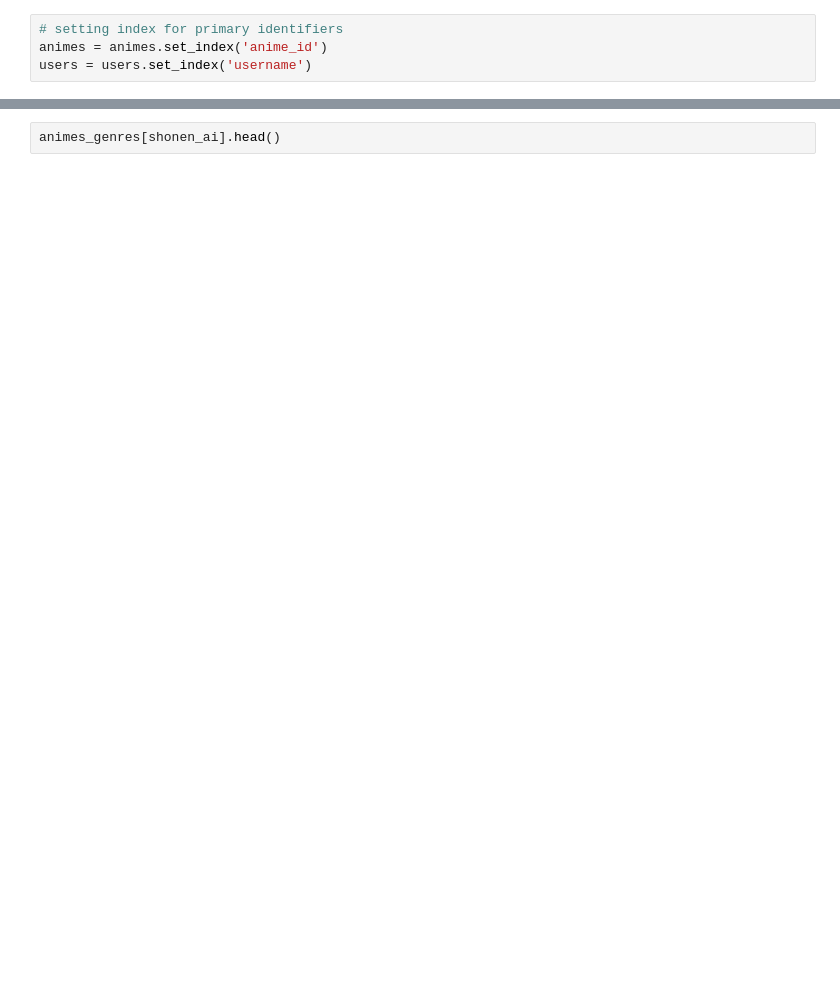
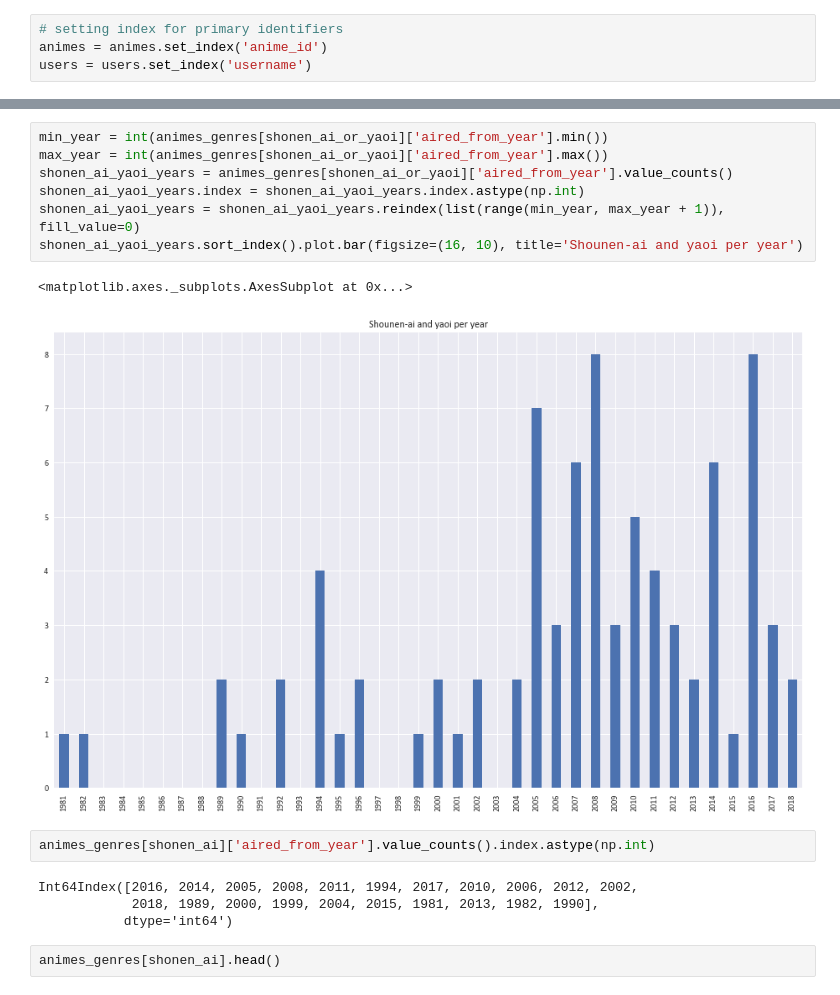
Before and after one commit to racinmat/mal-analysis, a Jupyter notebook: just_nagat_things.ipynb, the cells around one changed output, grey strips where cells are left out. Saved outputs shown, nothing was run; the diff lists cells and outputs as text; blank space fills up the shorter version.

```diff
--- a/just_nagat_things.ipynb
+++ b/just_nagat_things.ipynb
@@ -68,3 +103,19 @@ animes_genres[shonen_ai]['aired_from'].dt.year.value_counts().sort_index().plot.
+# %%
+min_year = int(animes_genres[shonen_ai_or_yaoi]['aired_from_year'].min())
+max_year = int(animes_genres[shonen_ai_or_yaoi]['aired_from_year'].max())
+shonen_ai_yaoi_years = animes_genres[shonen_ai_or_yaoi]['aired_from_year'].value_counts()
+shonen_ai_yaoi_years.index = shonen_ai_yaoi_years.index.astype(np.int)
+shonen_ai_yaoi_years = shonen_ai_yaoi_years.reindex(list(range(min_year, max_year + 1)), fill_value=0)
+shonen_ai_yaoi_years.sort_index().plot.bar(figsize=(16, 10), title='Shounen-ai and yaoi per year')
+# %% [output]
+<matplotlib.axes._subplots.AxesSubplot at 0x...>
+[figure, added]
+# %%
+animes_genres[shonen_ai]['aired_from_year'].value_counts().index.astype(np.int)
+# %% [output]
+Int64Index([2016, 2014, 2005, 2008, 2011, 1994, 2017, 2010, 2006, 2012, 2002,
+            2018, 1989, 2000, 1999, 2004, 2015, 1981, 2013, 1982, 1990],
+           dtype='int64')
 # %%
 animes_genres[shonen_ai].head()
 # %% [output]
```
Also changed, not shown: parts of 17 cells of this notebook, 1 other file.
